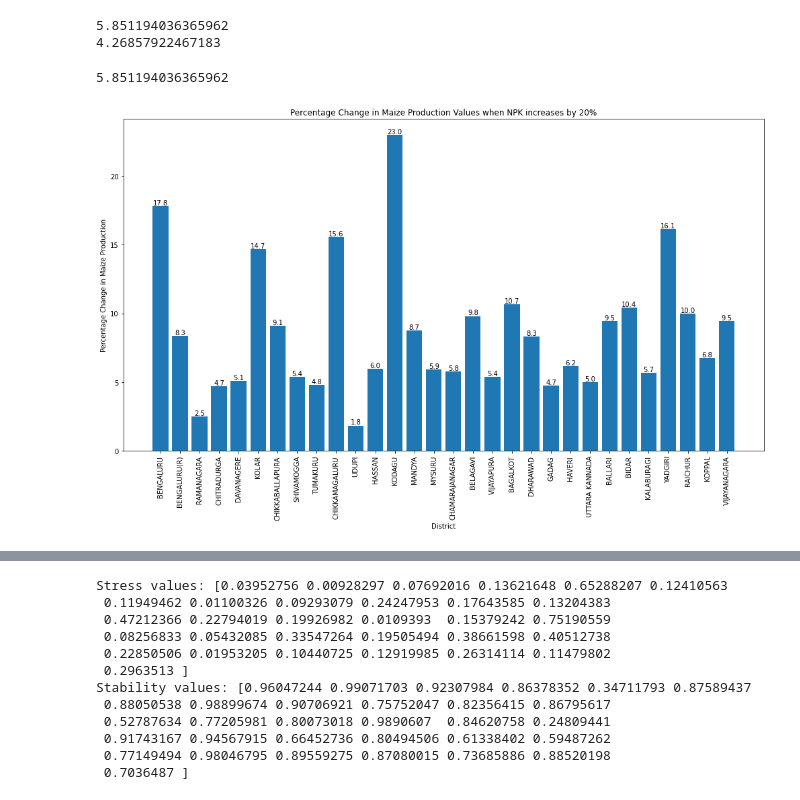
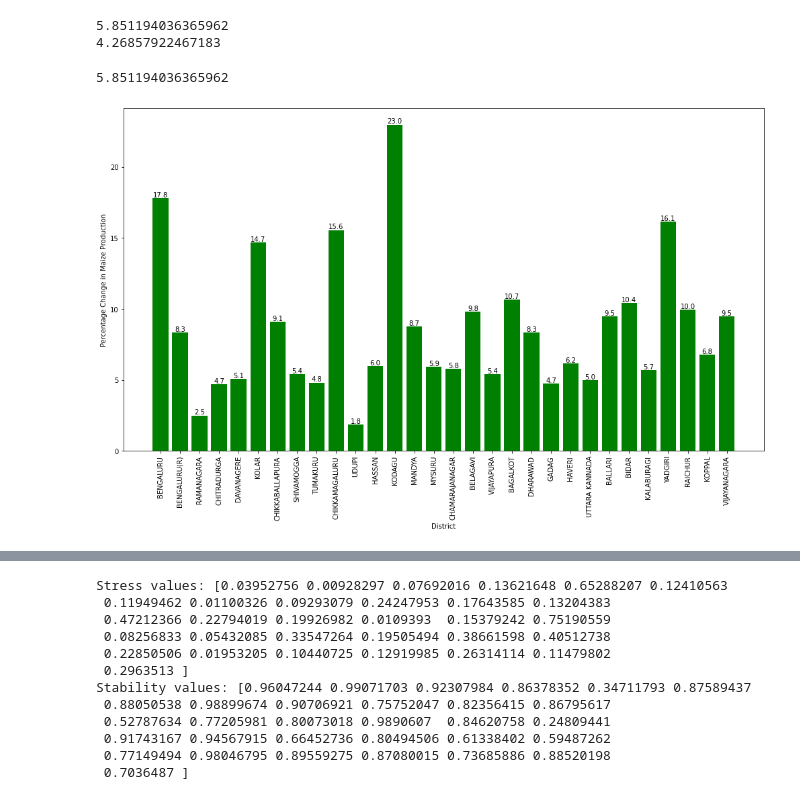
Before and after one commit to WSL-IIITB/WSL_IM_24-25, a Jupyter notebook: 2D_Groundnut_Maize.ipynb, the cells around one changed output, grey strips where cells are left out. Cells and saved outputs as stored; diff of their text form; code cells hidden in the pictures.

```diff
--- a/2D_Groundnut_Maize.ipynb
+++ b/2D_Groundnut_Maize.ipynb
@@ -363,33 +363,33 @@ def calculate_and_visualize(perturbation, crop, Working_Directory, what,plot = T
 
     # Visualization
     if(plot == True):
         plt.figure(figsize=(14, 9))
         bars = plt.bar(Working_Directory['District'],
-                    Working_Directory['Percentage Change'])
+                    Working_Directory['Percentage Change'], color = 'green')
 
         # Add value labels to the bars
         for bar, value in zip(bars, Working_Directory['Percentage Change']):
             plt.text(bar.get_x() + bar.get_width() / 2,
                     bar.get_height(),
                     f'{value:.1f}',
                     ha='center',
                     va='bottom',
                     fontsize=10)
 
         plt.xlabel('District')
         plt.ylabel(f'Percentage Change in {crop} Production')
-        plt.title(f'Percentage Change in {crop} Production Values when {what} increases by {perturbation}%')
+        # plt.title(f'Percentage Change in {crop} Production Values when {what} increases by {perturbation}%')
         plt.xticks(rotation=90)
         plt.tight_layout()
         plt.show()
 
 # Example usage:
 perturbation = 20
 what = 'NPK'  # Factor to be used
 crop = 'Maize'  # Or 'Maize'
 
 # Assuming Working_Directory is a DataFrame that has all necessary columns defined
 calculate_and_visualize(perturbation, crop, Maize_Directory, what,plot = True)
 # %% [output]
 5.851194036365962
-[figure, old version]
+[figure, new version]
```
Also changed, not shown: parts of 9 cells of this notebook, 14 other files.
